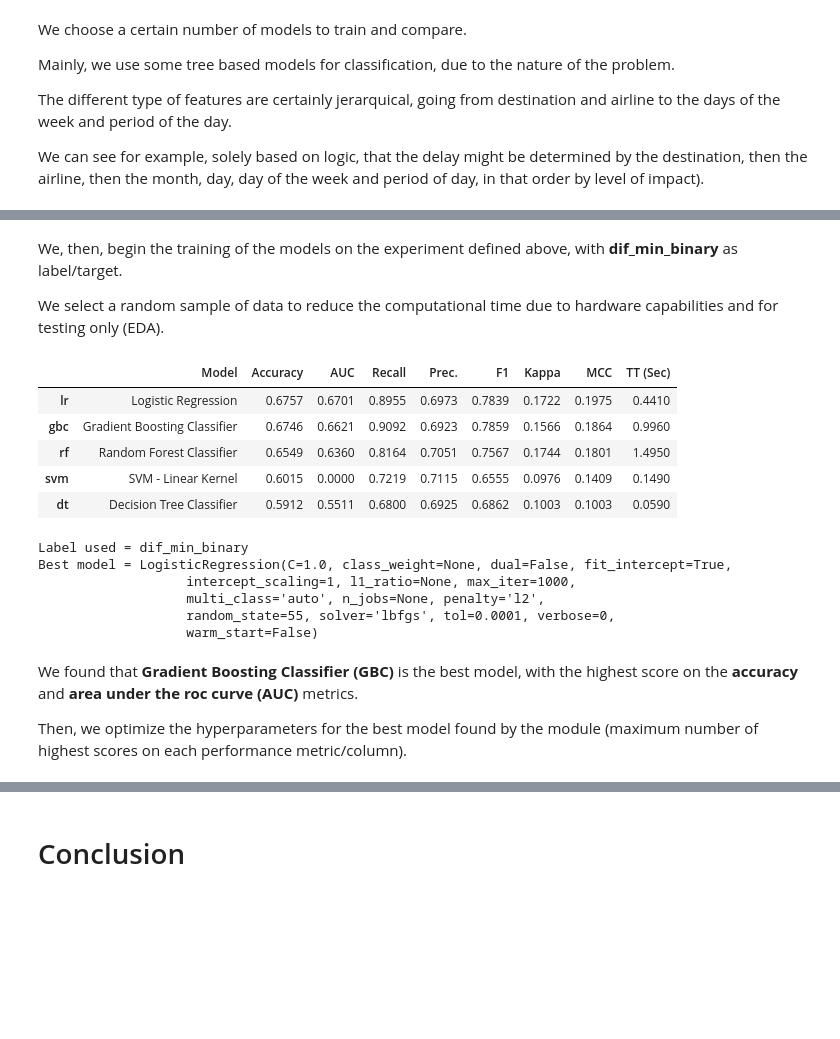
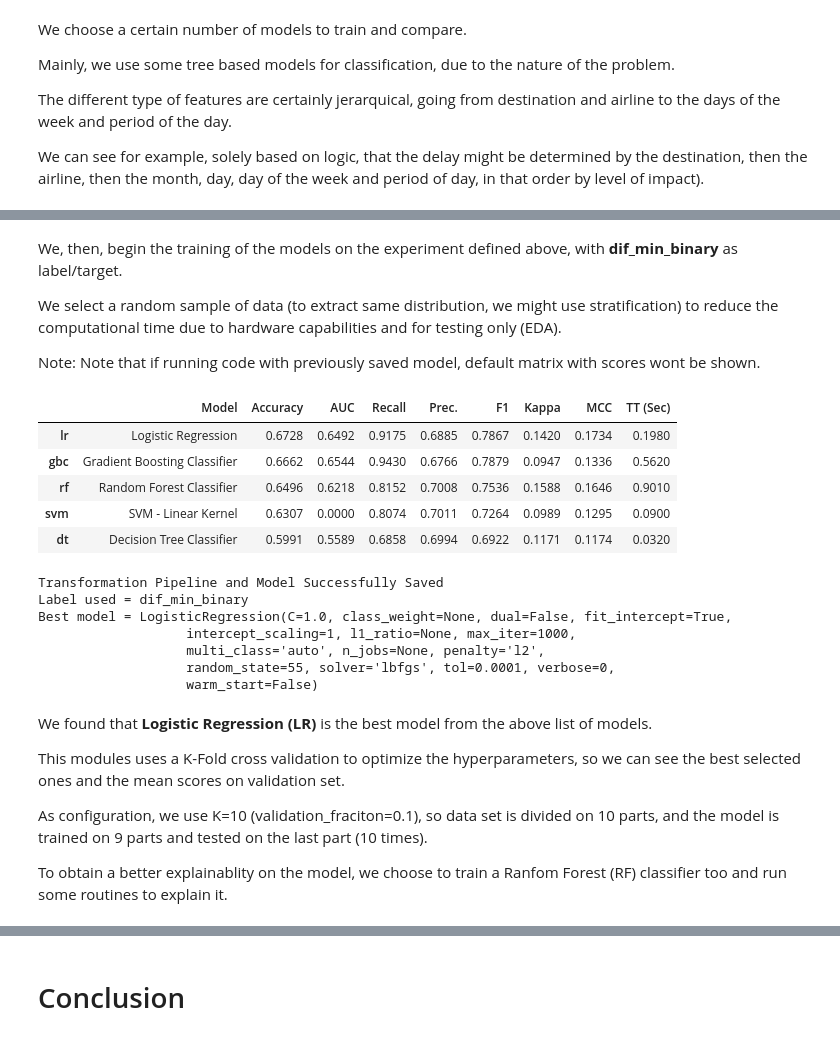
Before and after one commit to XxZeroGravityxX/Flight_delay_study, a Jupyter notebook: solution.ipynb, the cells around one changed output, grey strips where cells are left out. Drawn from its saved outputs; the diff is of its cells as text; code cells hidden in the pictures; blank space fills up the shorter version.

```diff
--- a/solution.ipynb
+++ b/solution.ipynb
@@ -537,9 +550,9 @@ We select <b>dif_min</b> as label/target, but with certain considerations:
 # %%
 # Avoid high correlated features
-data_train = new_data.drop(
+data_model = new_data.drop(
     columns=["dif_min", "Fecha-O", "Fecha-I", "Vlo-O", "Vlo-I", "atraso_15"]
 )
-print(data_train.columns)
+print(data_model.columns)
 # %% [output]
 Index(['Ori-I', 'Des-I', 'Emp-I', 'Ori-O', 'Des-O', 'Emp-O', 'DIA', 'MES',
        'AÑO', 'DIANOM', 'TIPOVUELO', 'OPERA', 'SIGLAORI', 'SIGLADES',
@@ -592,0 +608,13 @@ models_included = [
+# %%
+# Split data into train and test
+X, y = data_model[data_model.columns.difference([label])], data_model[label]
+X_train, X_test, y_train, y_test = train_test_split(X, y, test_size = 0.05, random_state=global_seed)  # Low test size because we will choose a low number data for modelling
+# Create dataframes
+data_train = pd.concat([X_train, y_train], axis=1)
+data_test = pd.concat([X_test, y_test], axis=1)
+#test_data =
+
+print('Train data')
+display(data_train)
+print('Test data')
+display(data_test)
@@ -593,32 +650,35 @@ models_included = [
 # %% [markdown]
 We, then, begin the training of the models on the experiment defined above, with <b>dif_min_binary</b> as label/target.
 
-We select a random sample of data to reduce the computational time due to hardware capabilities and for testing only (EDA).
+We select a random sample of data (to extract same distribution, we might use stratification) to reduce the computational time due to hardware capabilities and for testing only (EDA).
+
+Note: Note that if running code with previously saved model, default matrix with scores wont be shown.
 # %%
-label = "dif_min_binary"
-data = data_train.copy().sample(frac=0.1)
+# Reduce number of data on train set
+data = data_train.copy().sample(frac=0.1)  # 10%
 
 # Find best model
 try:
-    best_model = joblib.load("best_model.pkl")
+    best_model = load_model("best_model")
 except FileNotFoundError:
     # Compare models and get best one
     best_model = make_experiment(
         label, data, models_included, exp_name="Flight delay experiment"
     )
     # Save experiment result to file
-    joblib.dump(best_model, "best_model.pkl")
+    save_model(best_model, "best_model")
 # Print label used
 print(f"Label used = {label}")
 # Print best model
 print(f"Best model = {best_model}")
 # %% [output]
 |  | Model | Accuracy | AUC | Recall | Prec. | F1 | Kappa | MCC | TT (Sec) |
-| lr | Logistic Regression | 0.6757 | 0.6701 | 0.8955 | 0.6973 | 0.7839 | 0.1722 | 0.1975 | 0.4410 |
-| gbc | Gradient Boosting Classifier | 0.6746 | 0.6621 | 0.9092 | 0.6923 | 0.7859 | 0.1566 | 0.1864 | 0.9960 |
-| rf | Random Forest Classifier | 0.6549 | 0.6360 | 0.8164 | 0.7051 | 0.7567 | 0.1744 | 0.1801 | 1.4950 |
-| svm | SVM - Linear Kernel | 0.6015 | 0.0000 | 0.7219 | 0.7115 | 0.6555 | 0.0976 | 0.1409 | 0.1490 |
-| dt | Decision Tree Classifier | 0.5912 | 0.5511 | 0.6800 | 0.6925 | 0.6862 | 0.1003 | 0.1003 | 0.0590 |
+| lr | Logistic Regression | 0.6728 | 0.6492 | 0.9175 | 0.6885 | 0.7867 | 0.1420 | 0.1734 | 0.1980 |
+| gbc | Gradient Boosting Classifier | 0.6662 | 0.6544 | 0.9430 | 0.6766 | 0.7879 | 0.0947 | 0.1336 | 0.5620 |
+| rf | Random Forest Classifier | 0.6496 | 0.6218 | 0.8152 | 0.7008 | 0.7536 | 0.1588 | 0.1646 | 0.9010 |
+| svm | SVM - Linear Kernel | 0.6307 | 0.0000 | 0.8074 | 0.7011 | 0.7264 | 0.0989 | 0.1295 | 0.0900 |
+| dt | Decision Tree Classifier | 0.5991 | 0.5589 | 0.6858 | 0.6994 | 0.6922 | 0.1171 | 0.1174 | 0.0320 |
+Transformation Pipeline and Model Successfully Saved
 Label used = dif_min_binary
 Best model = LogisticRegression(C=1.0, class_weight=None, dual=False, fit_intercept=True,
                    intercept_scaling=1, l1_ratio=None, max_iter=1000,
@@ -626,6 +686,10 @@ Best model = LogisticRegression(C=1.0, class_weight=None, dual=False, fit_interc
                    random_state=55, solver='lbfgs', tol=0.0001, verbose=0,
                    warm_start=False)
 # %% [markdown]
-We found that <b>Gradient Boosting Classifier (GBC)</b> is the best model, with the highest score on the <b>accuracy</b> and <b>area under the roc curve (AUC)</b> metrics.
+We found that <b>Logistic Regression (LR)</b> is the best model from the above list of models.
 
-Then, we optimize the hyperparameters for the best model found by the module (maximum number of highest scores on each performance metric/column).
+This modules uses a K-Fold cross validation to optimize the hyperparameters, so we can see the best selected ones and the mean scores on validation set.
+
+As configuration, we use K=10 (validation_fraciton=0.1), so data set is divided on 10 parts, and the model is trained on 9 parts and tested on the last part (10 times).
+
+To obtain a better explainablity on the model, we choose to train a Ranfom Forest (RF) classifier too and run some routines to explain it.
```
Also changed, not shown: parts of 20 cells of this notebook, 5 other files.
